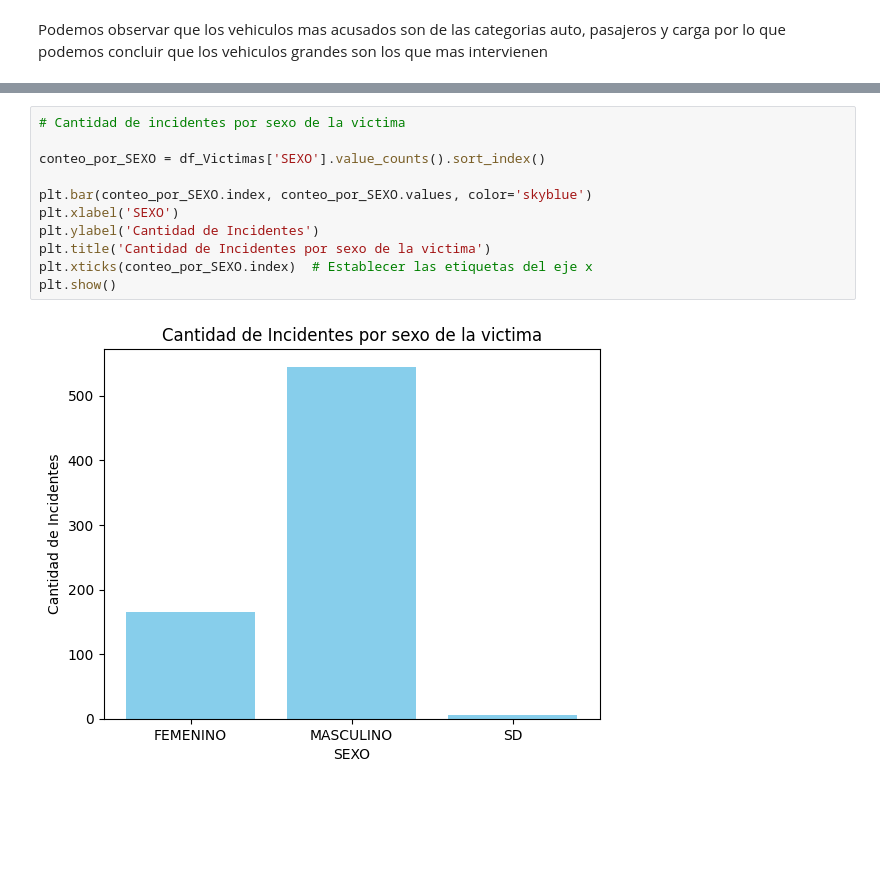
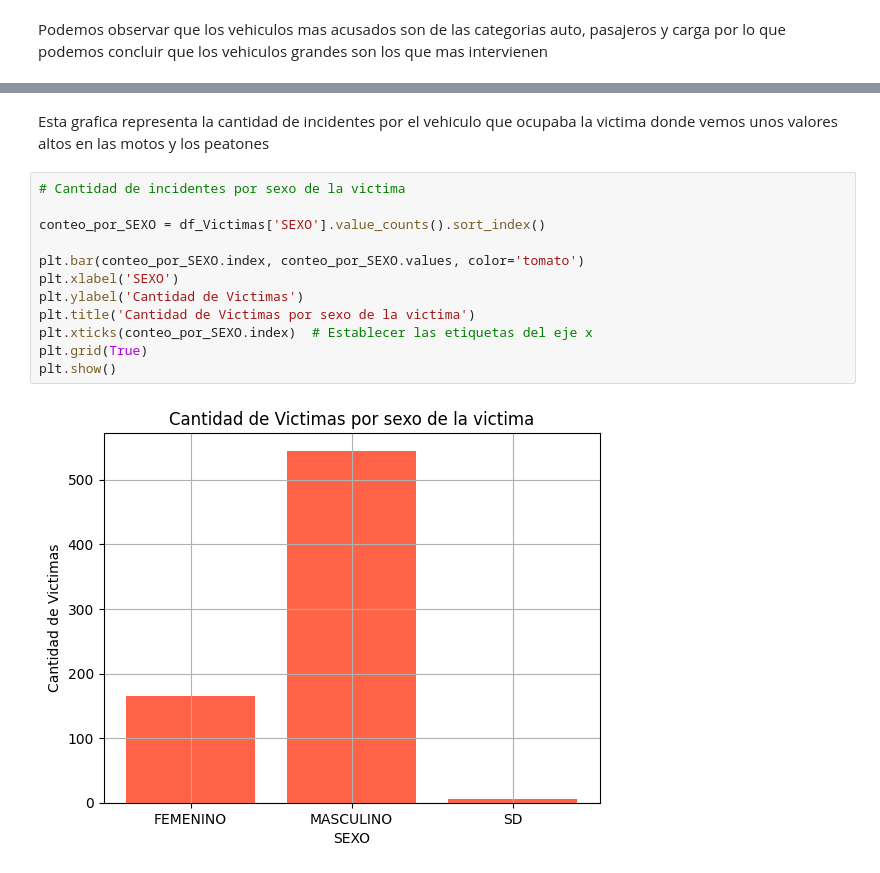
Before and after one commit to felipe97rg/PI02_DA, a Jupyter notebook: EDA.ipynb, the cells around one changed output, grey strips where cells are left out. Drawn from its saved outputs; the diff is of its cells as text; blank space fills up the shorter version.

```diff
--- a/EDA.ipynb
+++ b/EDA.ipynb
@@ -370,13 +201,16 @@ plt.show()
+# %% [markdown]
+Esta grafica representa la cantidad de incidentes por  el vehiculo que ocupaba la victima donde vemos unos valores altos en las motos y los peatones
 # %%
 # Cantidad de incidentes por sexo de la victima
 
 conteo_por_SEXO = df_Victimas['SEXO'].value_counts().sort_index()
 
-plt.bar(conteo_por_SEXO.index, conteo_por_SEXO.values, color='skyblue')
+plt.bar(conteo_por_SEXO.index, conteo_por_SEXO.values, color='tomato')
 plt.xlabel('SEXO')
-plt.ylabel('Cantidad de Incidentes')
-plt.title('Cantidad de Incidentes por sexo de la victima')
+plt.ylabel('Cantidad de Victimas')
+plt.title('Cantidad de Victimas por sexo de la victima')
 plt.xticks(conteo_por_SEXO.index)  # Establecer las etiquetas del eje x
+plt.grid(True)
 plt.show()
 # %% [output]
-[figure, old version]
+[figure, new version]
```
Also changed, not shown: parts of 31 cells of this notebook.
